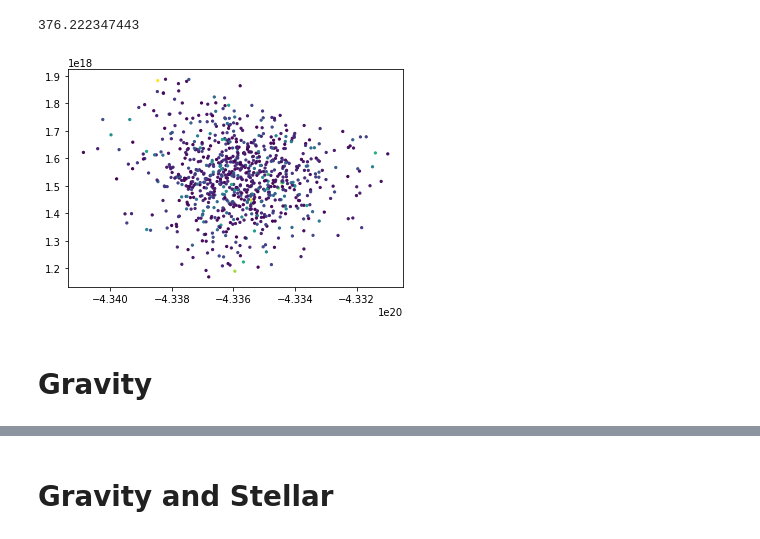
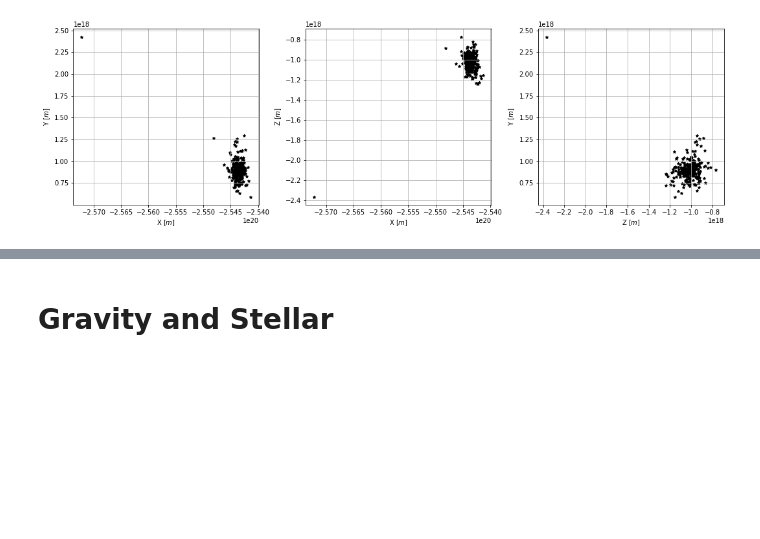
Before and after one commit to stevenalfonso/N-body-with-stellar, a Jupyter notebook: PleiadesNBODY.ipynb, the cells around one changed output, grey strips where cells are left out. Drawn from its saved outputs; the diff is of its cells as text; code cells hidden in the pictures; blank space fills up the shorter version.

```diff
--- a/PleiadesNBODY.ipynb
+++ b/PleiadesNBODY.ipynb
@@ -151,49 +138,47 @@ plt.show()
-# %%
-g_mag = cluster['g'] + 5 - 5*np.log10(1/cluster['parallax'])
-
-def mag_to_mass(MG, L0 = 3.828e26, M0 = 4.83, m0 = 1.989e30, a = 3.5, solar_masses = True):
-    L = L0 * 10**(-(MG- M0)/2.5)
-    if solar_masses == True:
-        return (L/L0)**(1/a)
-    else:
-        return m0 * (L/L0)**(1/a)
-
-m = mag_to_mass(g_mag, solar_masses=True)
-print(m.sum())
-# %% [output]
-376.222347443
 # %%
+from amuse.lab import Particles
+from amuse.lab import nbody_system
+from amuse.lab import new_plummer_model
+from amuse.lab import new_powerlaw_mass_distribution
+
 N = len(cluster)
-#W0 = 3
-#Mcluster = 10.e4 | units.MSun
-Rcluster = 7.52335433063542 | units.parsec
+Rcluster = 1.0 | units.parsec
+alpha_IMF = -2.35
+m_stars = new_powerlaw_mass_distribution(N, 0.2|units.MSun, 5.0|units.MSun, alpha_IMF)
+converter = nbody_system.nbody_to_si(m_stars.sum(), Rcluster)
+stars = new_plummer_model(N, convert_nbody = converter)
+#stars = Particles(N)
 
-alpha_IMF = -2.35
-from amuse.lab import new_powerlaw_mass_distribution
-m_stars = new_powerlaw_mass_distribution(N, 0.1|units.MSun, m.sum()|units.MSun, alpha_IMF)
+stars.mass = m_stars
+stars.x = xm.value | units.parsec
+stars.y = ym.value | units.parsec
+stars.z = zm.value | units.parsec
+stars.vx = vx.value | units.kms
+stars.vy = vy.value | units.kms
+stars.vz = vz.value | units.kms
+converter = nbody_system.nbody_to_si(stars.mass.sum(), stars.position.length())
+#print(sum(np.array(stars.mass.value_in(units.kg))))
 
-converter = nbody_system.nbody_to_si(m_stars.sum(),Rcluster)
-from amuse.lab import new_plummer_model
-bodies = new_plummer_model(N, convert_nbody=converter)
+fig = plt.figure(figsize=(18,5))
+fig.subplots_adjust(wspace=0.25)
+plt.subplot(1,3,1)
+plt.scatter(stars.x.number, stars.y.number, c='black',marker='*',s=20, alpha=1)
+plt.xlabel("X $[m]$")
+plt.ylabel("Y $[m]$")
+plt.grid()
 
-bodies.mass = m_stars
-bodies.x = np.array(xm) | units.pc
-bodies.y = np.array(ym) | units.pc
-bodies.z = np.array(zm) | units.pc
-bodies.scale_to_standard(converter)
+plt.subplot(1,3,2)
+plt.scatter(stars.x.number, stars.z.number, c='black',marker='*',s=20, alpha=1)
+plt.xlabel("X $[m]$")
+plt.ylabel("Z $[m]$")
+plt.grid()
 
-#print(bodies)
-Rgal = 16.2 | units.kpc
-Rinit = 8.5 | units.kpc
-MWG = MilkyWayGalaxy(Rgal)
-#bodies.x += Rinit
-bodies.vy = 0.8*MWG.circular_velocity(Rinit)
-
-v = (bodies.vx**2 + bodies.vy**2 + bodies.vz**2).sqrt() # Para el color
-s = bodies.mass.value_in(units.MSun)*5 # Para el tamaño
-fig = plt.scatter(bodies.x.number, bodies.y.number,s=5, c=v.value_in(units.kms))
+plt.subplot(1,3,3)
+plt.scatter(stars.z.number, stars.y.number, c='black',marker='*',s=20, alpha=1)
+plt.xlabel("Z $[m]$")
+plt.ylabel("Y $[m]$")
+plt.grid()
+#plt.savefig('./2d.jpg')
 plt.show()
 # %% [output]
-[figure, old version]
+[figure, new version]
-# %% [markdown]
-# Gravity
```
Also changed, not shown: parts of 16 cells of this notebook.
